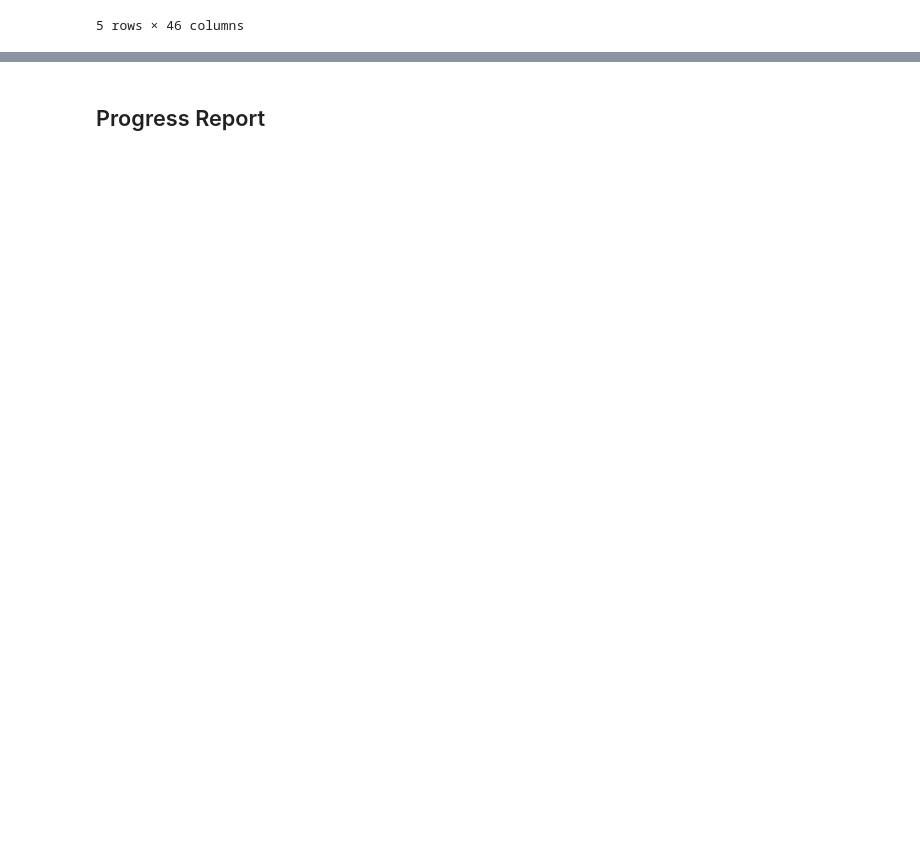
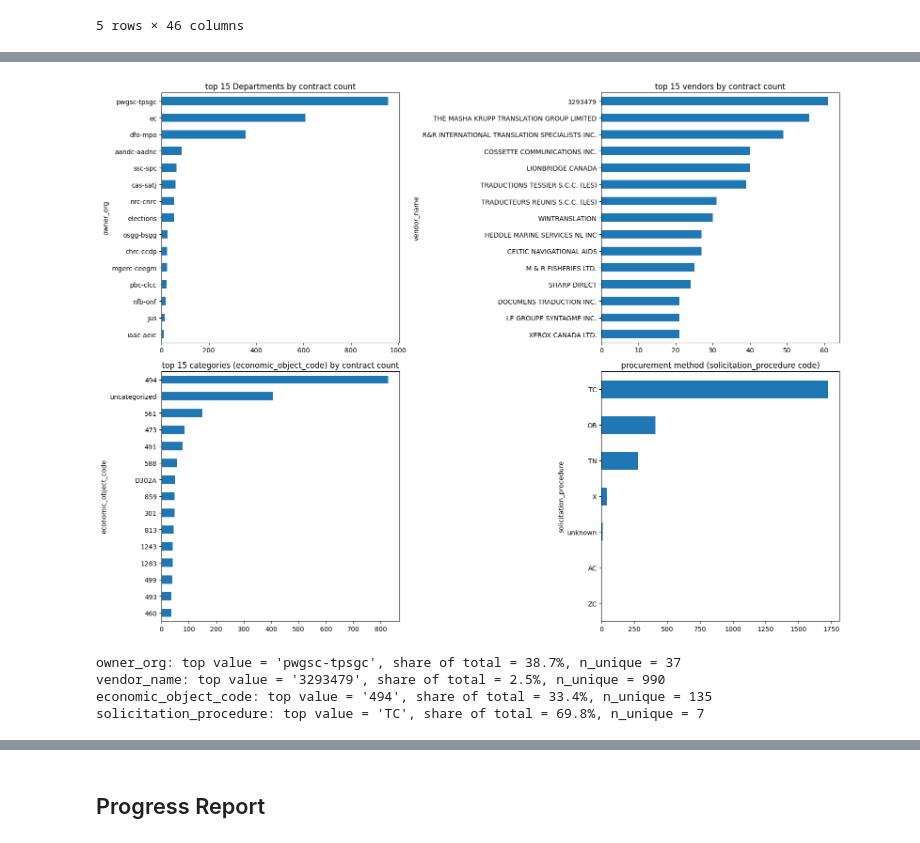
Before and after one commit to arriyan-aa/AA_Final_Project, a Jupyter notebook: notebook.ipynb, the cells around one changed output, grey strips where cells are left out. Saved outputs shown, nothing was run; the diff lists cells and outputs as text; code cells hidden in the pictures; blank space fills up the shorter version.

```diff
--- a/notebook.ipynb
+++ b/notebook.ipynb
@@ -103,0 +360,29 @@ ministers_office has 2334 missing, meaning only 136 contracts have anything for
+# %%
+# counts bt department, vendor, category, and procurement method
+fig, axes = plt.subplots(2, 2, figsize=(16, 12))
+
+df['owner_org'].value_counts().head(15).plot(kind='barh', ax=axes[0,0])
+axes[0,0].set_title('top 15 Departments by contract count')
+axes[0,0].invert_yaxis()
+df['vendor_name'].value_counts().head(15).plot(kind='barh', ax=axes[0,1])
+axes[0,1].set_title('top 15 vendors by contract count')
+axes[0,1].invert_yaxis()
+df['economic_object_code'].value_counts().head(15).plot(kind='barh', ax=axes[1,0])
+axes[1,0].set_title('top 15 categories (economic_object_code) by contract count')
+axes[1,0].invert_yaxis()
+df['solicitation_procedure'].value_counts().plot(kind='barh', ax=axes[1,1])
+axes[1,1].set_title('procurement method (solicitation_procedure code)')
+axes[1,1].invert_yaxis()
+
+plt.tight_layout()
+plt.show()
+for col in ['owner_org', 'vendor_name', 'economic_object_code', 'solicitation_procedure']:
+    vc = df[col].value_counts(normalize=True)
+    print(f"{col}: top value = {vc.index[0]!r}, share of total = {vc.iloc[0]:.1%}, "
+          f"n_unique = {df[col].nunique()}")
+# %% [output]
+[figure, added]
+owner_org: top value = 'pwgsc-tpsgc', share of total = 38.7%, n_unique = 37
+vendor_name: top value = '3293479', share of total = 2.5%, n_unique = 990
+economic_object_code: top value = '494', share of total = 33.4%, n_unique = 135
+solicitation_procedure: top value = 'TC', share of total = 69.8%, n_unique = 7
```
Also changed, not shown: parts of 28 cells of this notebook.
